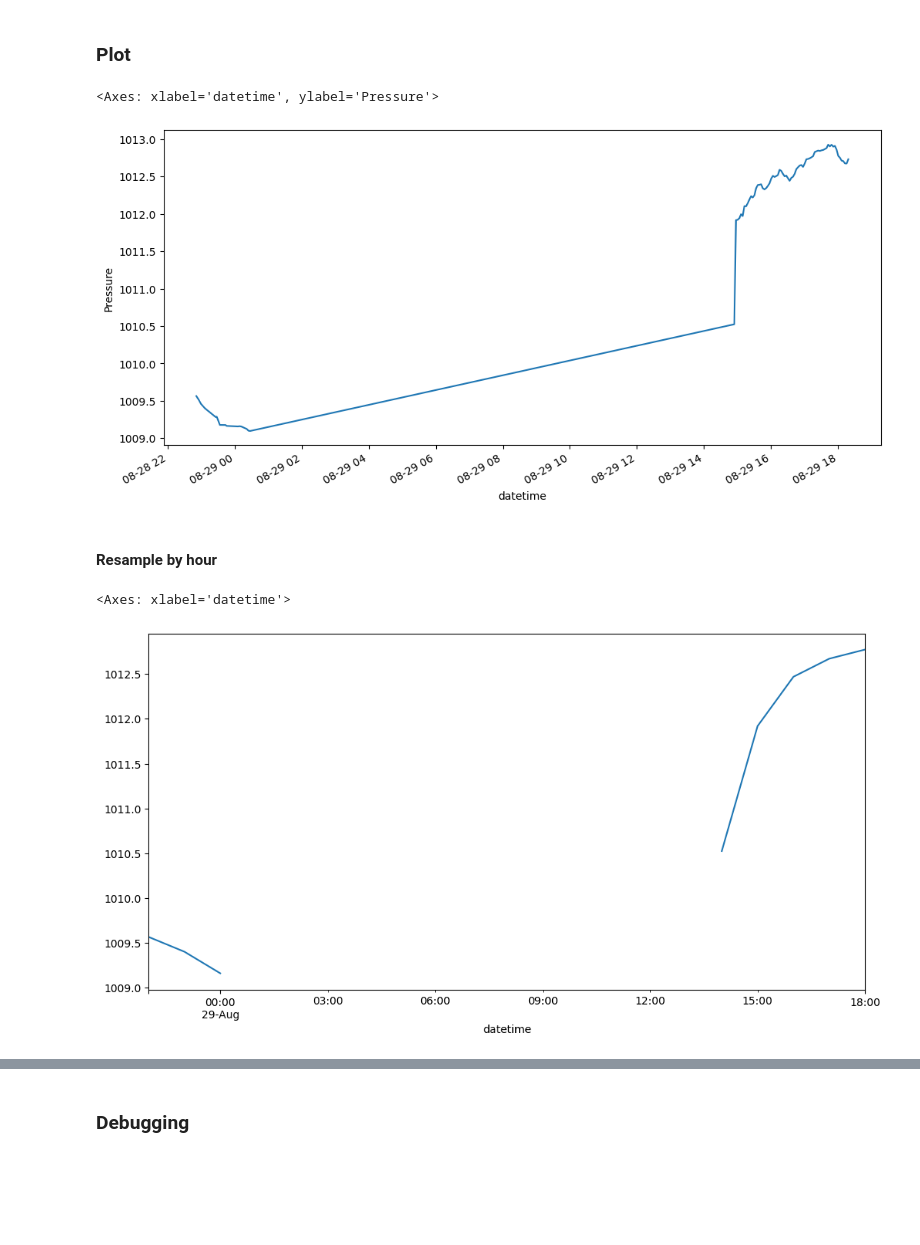
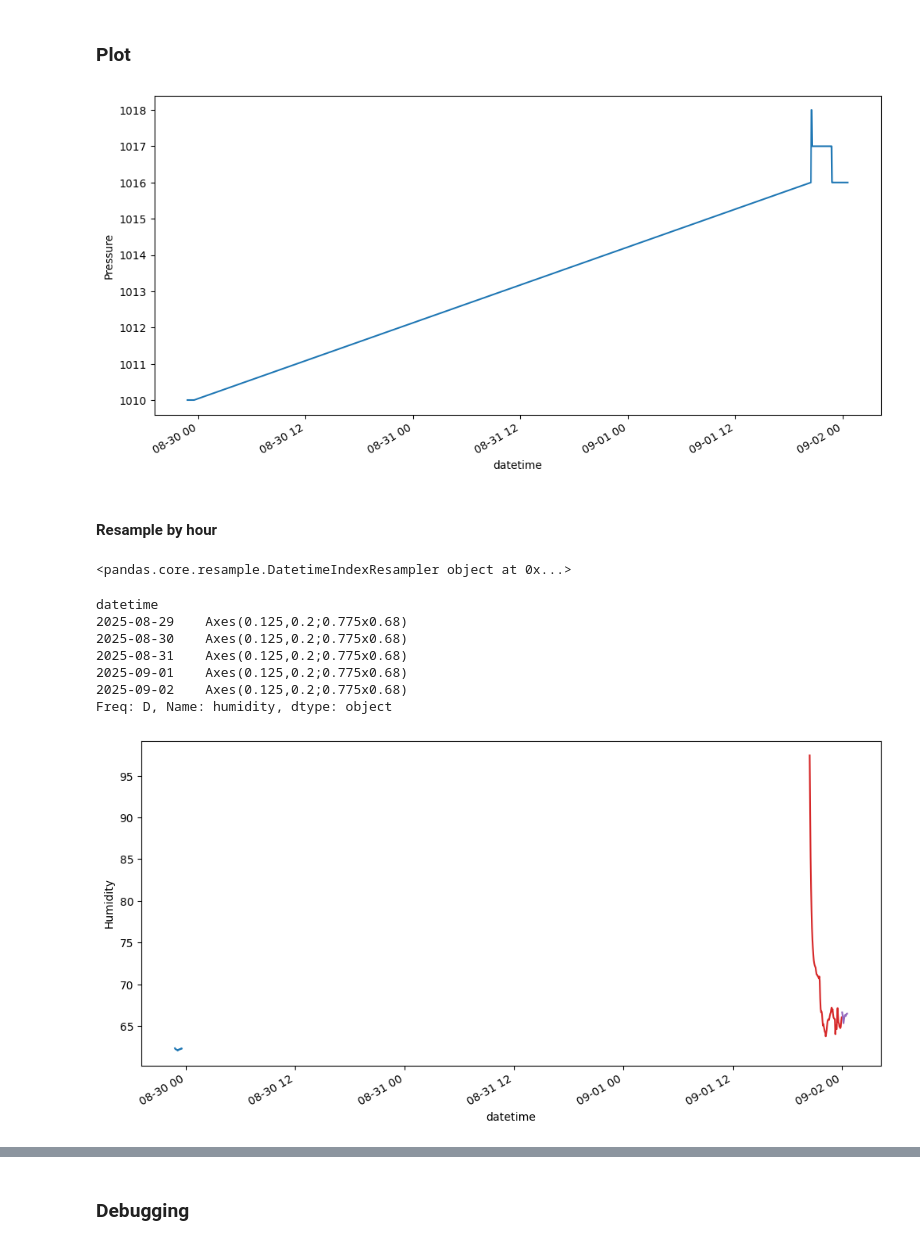
Before and after one commit to mauroc/sqrpi, a Jupyter notebook: dashboard.ipynb, the cells around one changed output, grey strips where cells are left out. Saved outputs shown, nothing was run; the diff lists cells and outputs as text; code cells hidden in the pictures; blank space fills up the shorter version.

```diff
--- a/dashboard.ipynb
+++ b/dashboard.ipynb
@@ -46,21 +55,34 @@ logs
 # %%
 logs["datetime"] = pd.to_datetime(logs["timestamp"], unit="s")
 logs.drop(logs[['timestamp','date', 'time']], axis=1, inplace=True)
+logs['pressure'] = logs.pressure.astype(int)
 logs.set_index('datetime', inplace=True)
 # %% [markdown]
 ### Plot ###
 # %%
 pl.ylabel('Pressure')
 logs['pressure'].plot(figsize=[12,6])
+pl.show()
 # %% [output]
-<Axes: xlabel='datetime', ylabel='Pressure'>
-[figure, old version]
+[figure, new version]
 # %% [markdown]
 #### Resample by hour ####
+# %%
+hourly_logs = logs.resample('d')
+# %%
+hourly_logs
+# %% [output]
+<pandas.core.resample.DatetimeIndexResampler object at 0x...>
 # %%
-hourly_logs = logs.resample("h").first()
-hourly_logs['pressure'].plot(figsize=[12,6])
+pl.ylabel('Humidity')
+hourly_logs['humidity'].plot(figsize=[12,6])
 # %% [output]
-<Axes: xlabel='datetime'>
+datetime
+2025-08-29    Axes(0.125,0.2;0.775x0.68)
+2025-08-30    Axes(0.125,0.2;0.775x0.68)
+2025-08-31    Axes(0.125,0.2;0.775x0.68)
+2025-09-01    Axes(0.125,0.2;0.775x0.68)
+2025-09-02    Axes(0.125,0.2;0.775x0.68)
+Freq: D, Name: humidity, dtype: object
-[figure, old version]
+[figure, new version]
 # %%
```
Also changed, not shown: parts of 20 cells of this notebook, 3 other files.
